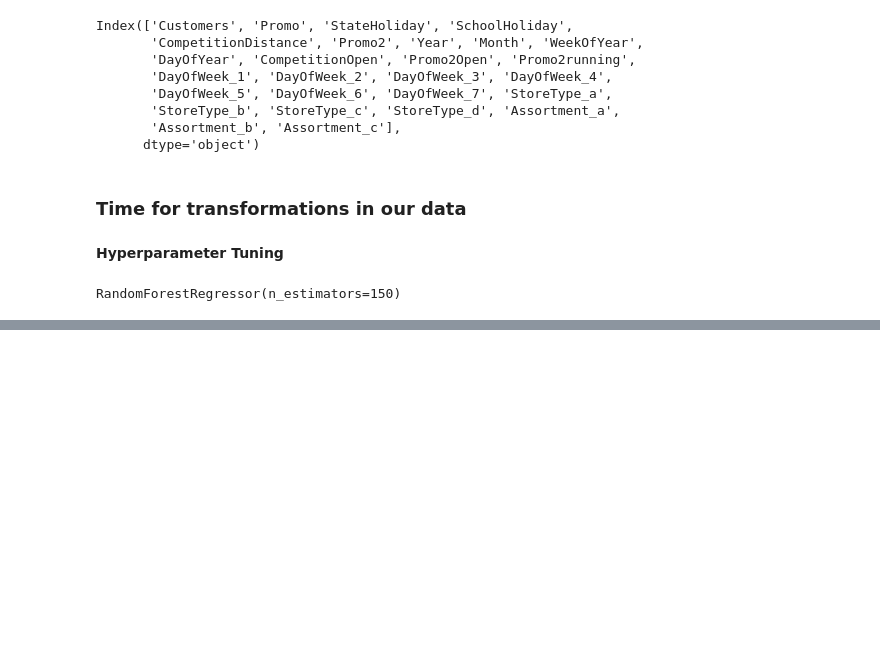
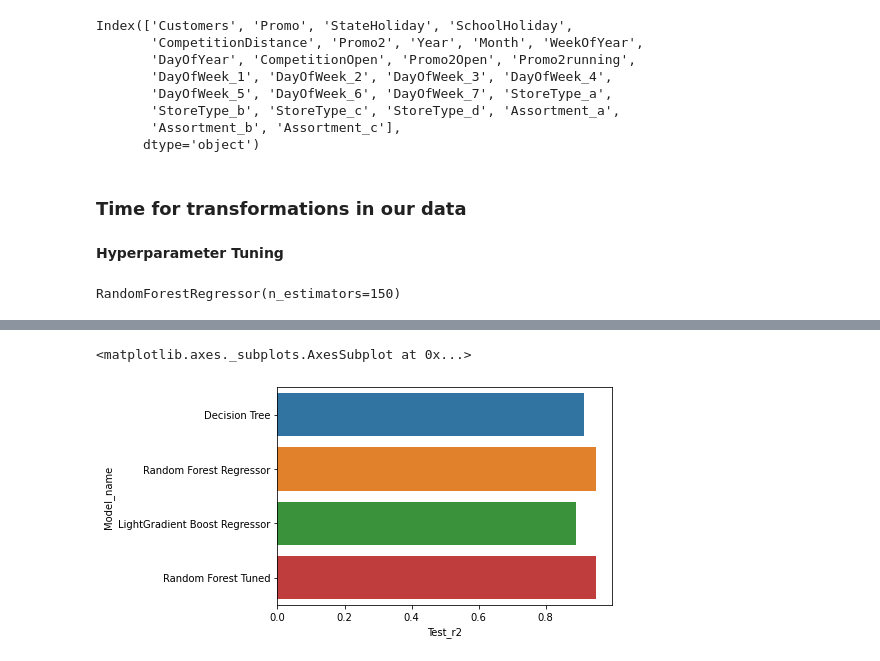
Before and after one commit to santoshmahanti/Rossmann-Sales-Prediction, a Jupyter notebook: Random_Forest_Hyperparameter_Tuning_Notebook_3.ipynb, the cells around one changed output, grey strips where cells are left out. Saved outputs shown, nothing was run; the diff lists cells and outputs as text; code cells hidden in the pictures; blank space fills up the shorter version.

```diff
--- a/Random_Forest_Hyperparameter_Tuning_Notebook_3.ipynb
+++ b/Random_Forest_Hyperparameter_Tuning_Notebook_3.ipynb
@@ -207,0 +230,2 @@ root Mean Squared Error for testing data is 0.2114633113938232
+# %%
+updated_comparison_df = pd.concat([comparison_df, comparison_df_rf_Tune], axis=0)
@@ -207,0 +240,6 @@ root Mean Squared Error for testing data is 0.2114633113938232
+# %%
+updated_comparison_df.drop(columns =['Unnamed: 0'], axis=1, inplace=True)
+# %%
+updated_comparison_df.reset_index(inplace=True)
+# %%
+updated_comparison_df.drop(columns=['index'], axis=1, inplace=True)
@@ -207,0 +258,6 @@ root Mean Squared Error for testing data is 0.2114633113938232
+# %%
+#visualising our comparison df for Test R2
+sns.barplot(y=updated_comparison_df['Model_name'], x = updated_comparison_df['Test_r2'])
+# %% [output]
+<matplotlib.axes._subplots.AxesSubplot at 0x...>
+[figure, added]
```
Also changed, not shown: parts of 19 cells of this notebook.
